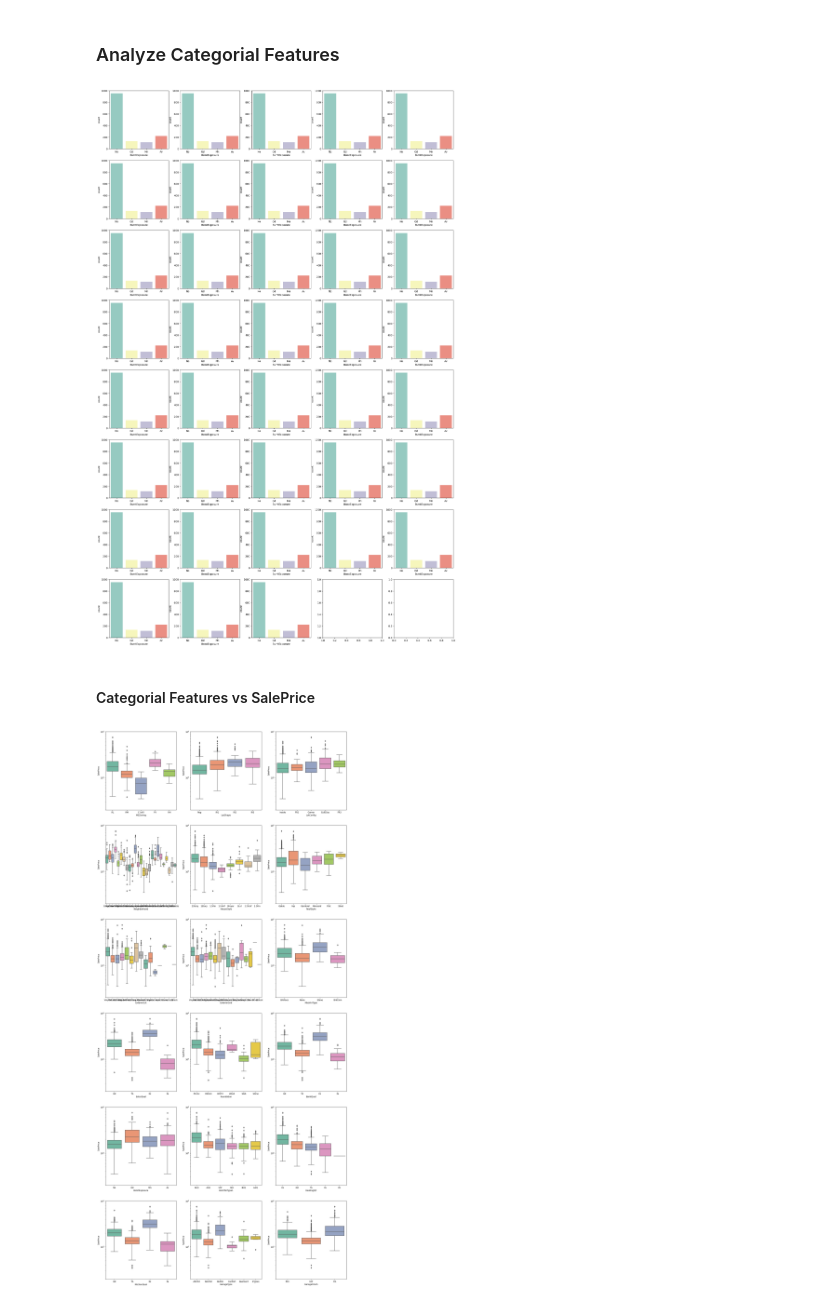
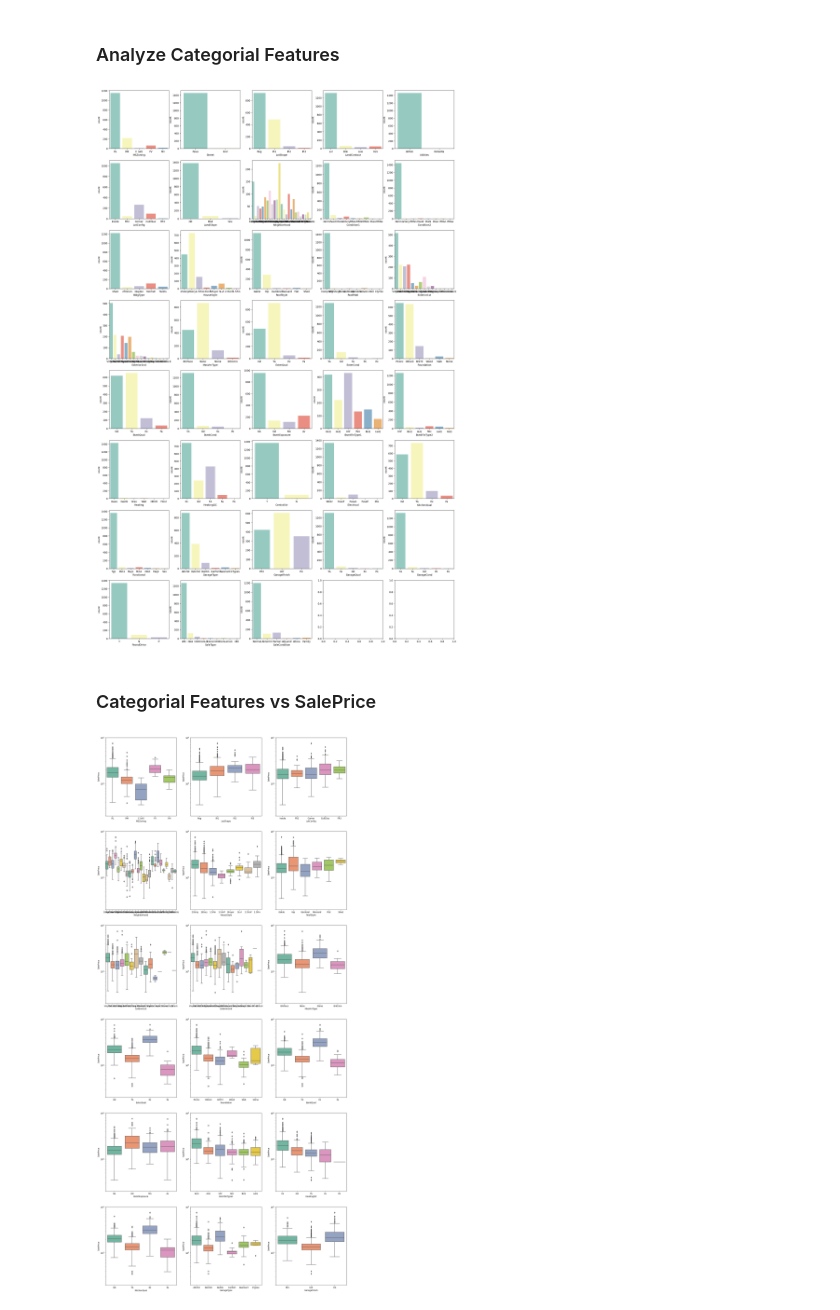
Before and after one commit to ashx010/House_Price_Data_Analysis, a Jupyter notebook: house-price-data-analysis-and-prediction-model.ipynb, the cells around one changed output. Saved outputs shown, nothing was run; the diff lists cells and outputs as text; code cells hidden in the pictures.

```diff
--- a/house-price-data-analysis-and-prediction-model.ipynb
+++ b/house-price-data-analysis-and-prediction-model.ipynb
@@ -96,10 +100,10 @@ cont_features = np.array([i for i in data_temp.columns.tolist() if data_temp[i].
 # %%
 f,ax = plt.subplots(8,5, figsize=(25,40))
 for i,ax in zip(cat_features, ax.reshape(-1)):
-    sns.countplot(x=cat_features[k], data=data_temp, ax=ax, palette='Set3')
+    sns.countplot(x=i, data=data_temp, ax=ax, palette='Set3')
 plt.show()
 # %% [output]
-[figure, old version]
+[figure, new version]
 # %%
 # Lets remove the features that only focused on one category.
 data_temp.drop(['SaleCondition', 'SaleType', 'PavedDrive', 'GarageCond', 'GarageQual', 'Functional', 'Electrical',
@@ -114,7 +118,7 @@ test_data.drop(['SaleCondition', 'SaleType', 'PavedDrive', 'GarageCond', 'Garage
 cat_features = np.array([i for i in data_temp.columns.tolist() if data_temp[i].dtype == 'object'])
 cont_features = np.array([i for i in data_temp.columns.tolist() if data_temp[i].dtype != 'object'])
 # %% [markdown]
-#### Categorial Features vs SalePrice
+### Categorial Features vs SalePrice
 # %%
 f,ax = plt.subplots(6,3, figsize=(21,48))
 for i,ax in zip(cat_features, ax.reshape(-1)):
```
Also changed, not shown: parts of 28 cells of this notebook.
